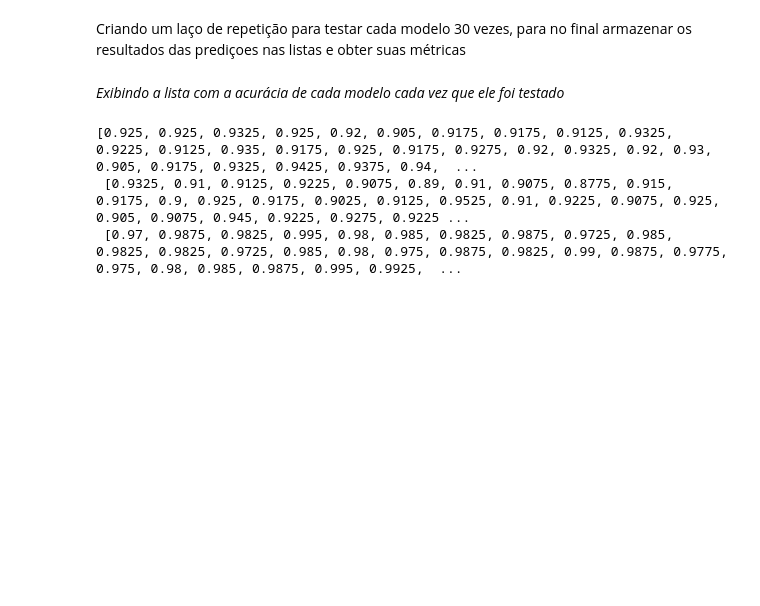
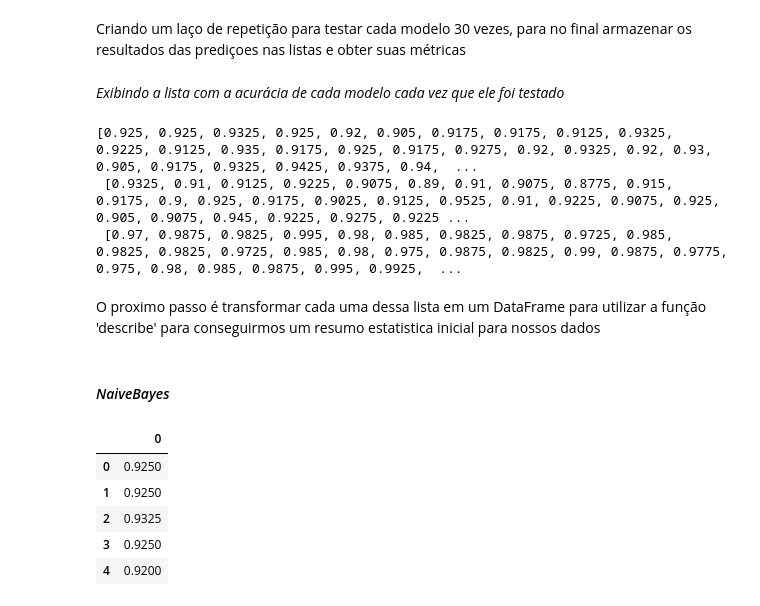
Before and after one commit to JosenildoJunior/StatPyDataScience, a Jupyter notebook: Medidas_de_posição_e_dispersão.ipynb, the cells around one changed output. Cells and saved outputs as stored; diff of their text form; code cells hidden in the pictures; blank space fills up the shorter version.

```diff
--- a/Medidas_de_posição_e_dispersão.ipynb
+++ b/Medidas_de_posição_e_dispersão.ipynb
@@ -885,3 +890,20 @@ print(resultados_naive_bayes,'\n', resultados_logistica, '\n',resultados_forest)
 [0.925, 0.925, 0.9325, 0.925, 0.92, 0.905, 0.9175, 0.9175, 0.9125, 0.9325, 0.9225, 0.9125, 0.935, 0.9175, 0.925, 0.9175, 0.9275, 0.92, 0.9325, 0.92, 0.93, 0.905, 0.9175, 0.9325, 0.9425, 0.9375, 0.94,  ...
  [0.9325, 0.91, 0.9125, 0.9225, 0.9075, 0.89, 0.91, 0.9075, 0.8775, 0.915, 0.9175, 0.9, 0.925, 0.9175, 0.9025, 0.9125, 0.9525, 0.91, 0.9225, 0.9075, 0.925, 0.905, 0.9075, 0.945, 0.9225, 0.9275, 0.9225 ...
  [0.97, 0.9875, 0.9825, 0.995, 0.98, 0.985, 0.9825, 0.9875, 0.9725, 0.985, 0.9825, 0.9825, 0.9725, 0.985, 0.98, 0.975, 0.9875, 0.9825, 0.99, 0.9875, 0.9775, 0.975, 0.98, 0.985, 0.9875, 0.995, 0.9925,  ...
+# %% [markdown]
+O proximo passo é transformar cada uma dessa lista em um DataFrame para utilizar a função 'describe' para conseguirmos um resumo estatistica inicial para nossos dados
+# %% [markdown]
+#### *NaiveBayes*
+# %%
+# Transformando em um DataFrame
+df_bayes = pd.DataFrame(resultados_naive_bayes)
+
+# Observando os valores
+df_bayes.head()
+# %% [output]
+|  | 0 |
+| 0 | 0.9250 |
+| 1 | 0.9250 |
+| 2 | 0.9325 |
+| 3 | 0.9250 |
+| 4 | 0.9200 |
```
Also changed, not shown: parts of 6 cells of this notebook.
